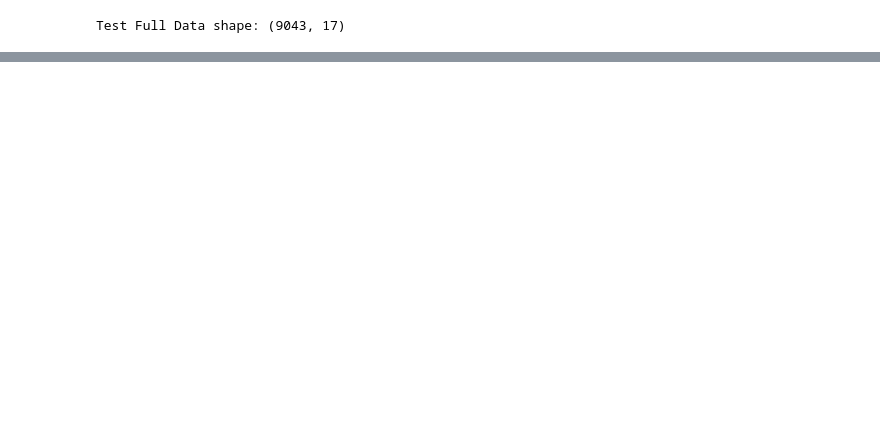
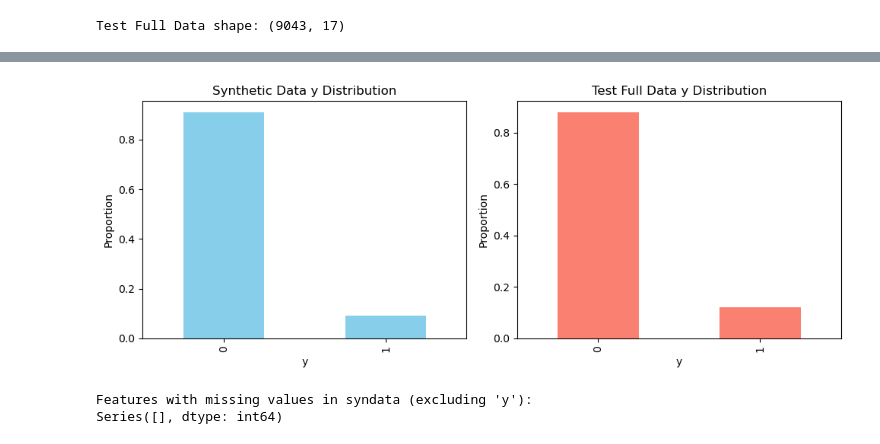
Before and after one commit to hka3rs/WSAI_IITM, a Jupyter notebook: final_project_p5s8/team_9.ipynb, the cells around one changed output, grey strips where cells are left out. Drawn from its saved outputs; the diff is of its cells as text; code cells hidden in the pictures; blank space fills up the shorter version.

```diff
--- a/final_project_p5s8/team_9.ipynb
+++ b/final_project_p5s8/team_9.ipynb
@@ -93,3 +93,10 @@ print("Combined Synthetic Data shape:", syndata.shape)
 Mode of 'y' in training data: 0    0
 Name: y, dtype: int64
 Combined Synthetic Data shape: (1000000, 18)
+# %%
+# Remove the "id" column from the Synthetic Data dataframe if it exists
+
+if 'id' in syndata.columns:
+    syndata = syndata.drop(columns=['id'])
+
+print("Combined Synthetic Data shape:", syndata.shape)
@@ -123,0 +199,10 @@ dtype: object
+# %%
+# Convert "no" to 0 and "yes" to 1 in the 'y' column of test_fulldata
+
+if 'y' in test_fulldata.columns:
+    test_fulldata['y'] = test_fulldata['y'].map({'no': 0, 'yes': 1})
+
+print("Distinct values in 'y' and their counts (Synthetic Data):")
+print(pd.concat([syndata['y'].value_counts(), syndata['y'].value_counts(normalize=True)], axis=1))
+print("Distinct values in 'y' and their counts (Test Full Data):")
+print(pd.concat([test_fulldata['y'].value_counts(), test_fulldata['y'].value_counts(normalize=True)],axis=1))
@@ -123,0 +220,29 @@ dtype: object
+# %%
+# Plot the distribution of "y" variable side by side for synthetic and test full data
+
+import matplotlib.pyplot as plt
+
+fig, axes = plt.subplots(1, 2, figsize=(10, 4))
+
+syndata['y'].value_counts(normalize=True).plot(kind='bar', ax=axes[0], color='skyblue', title='Synthetic Data y Distribution')
+axes[0].set_xlabel('y')
+axes[0].set_ylabel('Proportion')
+
+test_fulldata['y'].value_counts(normalize=True).plot(kind='bar', ax=axes[1], color='salmon', title='Test Full Data y Distribution')
+axes[1].set_xlabel('y')
+axes[1].set_ylabel('Proportion')
+
+plt.tight_layout()
+plt.show()
+# %% [output]
+[figure, added]
+# %%
+# Explore missing values in syndata, ignoring 'y' and features without missing values
+
+missing = syndata.drop(columns=['y'], errors='ignore').isnull().sum()
+missing = missing[missing > 0]
+print("Features with missing values in syndata (excluding 'y'):")
+print(missing)
+# %% [output]
+Features with missing values in syndata (excluding 'y'):
+Series([], dtype: int64)
```
Also changed, not shown: parts of 8 cells of this notebook.
